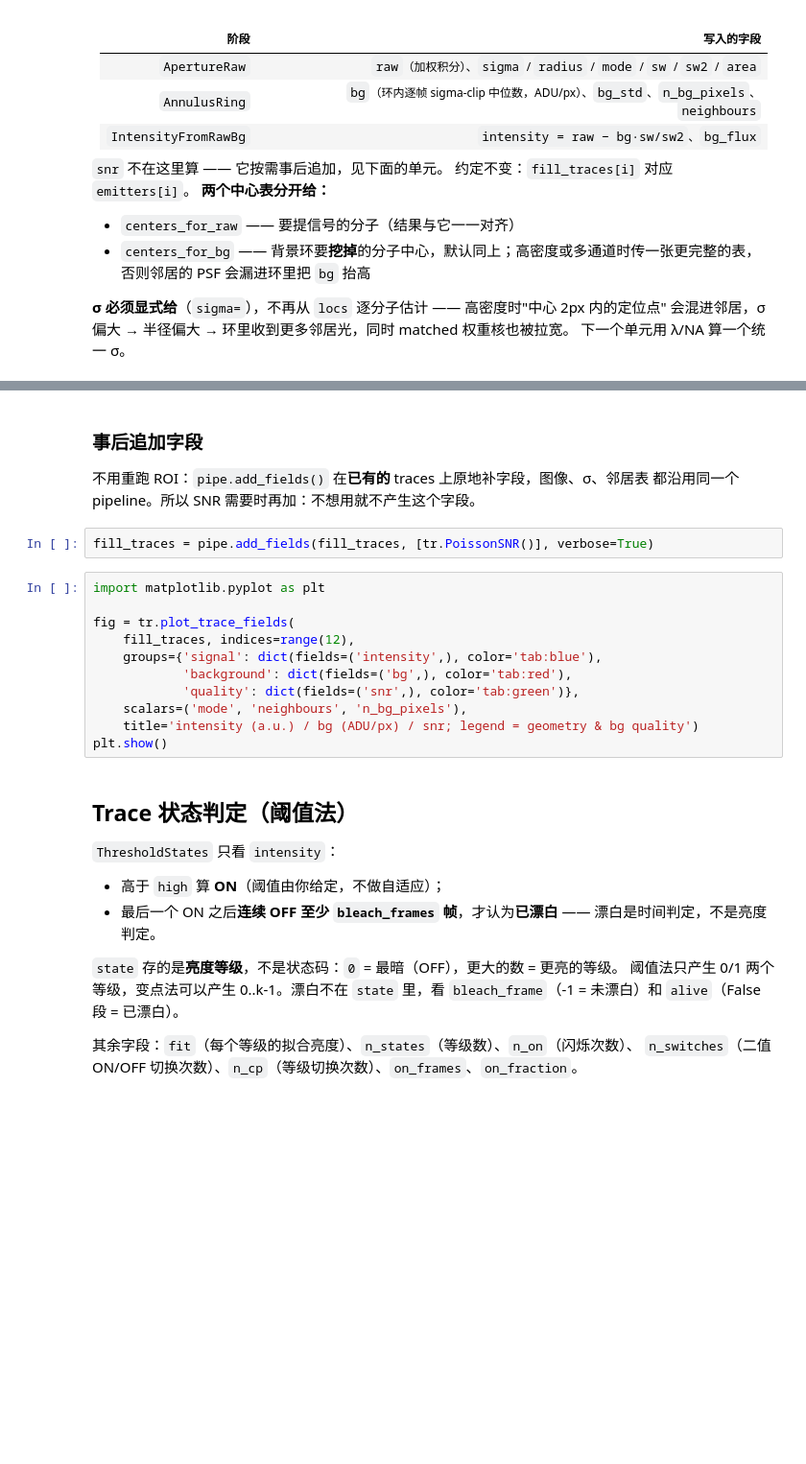
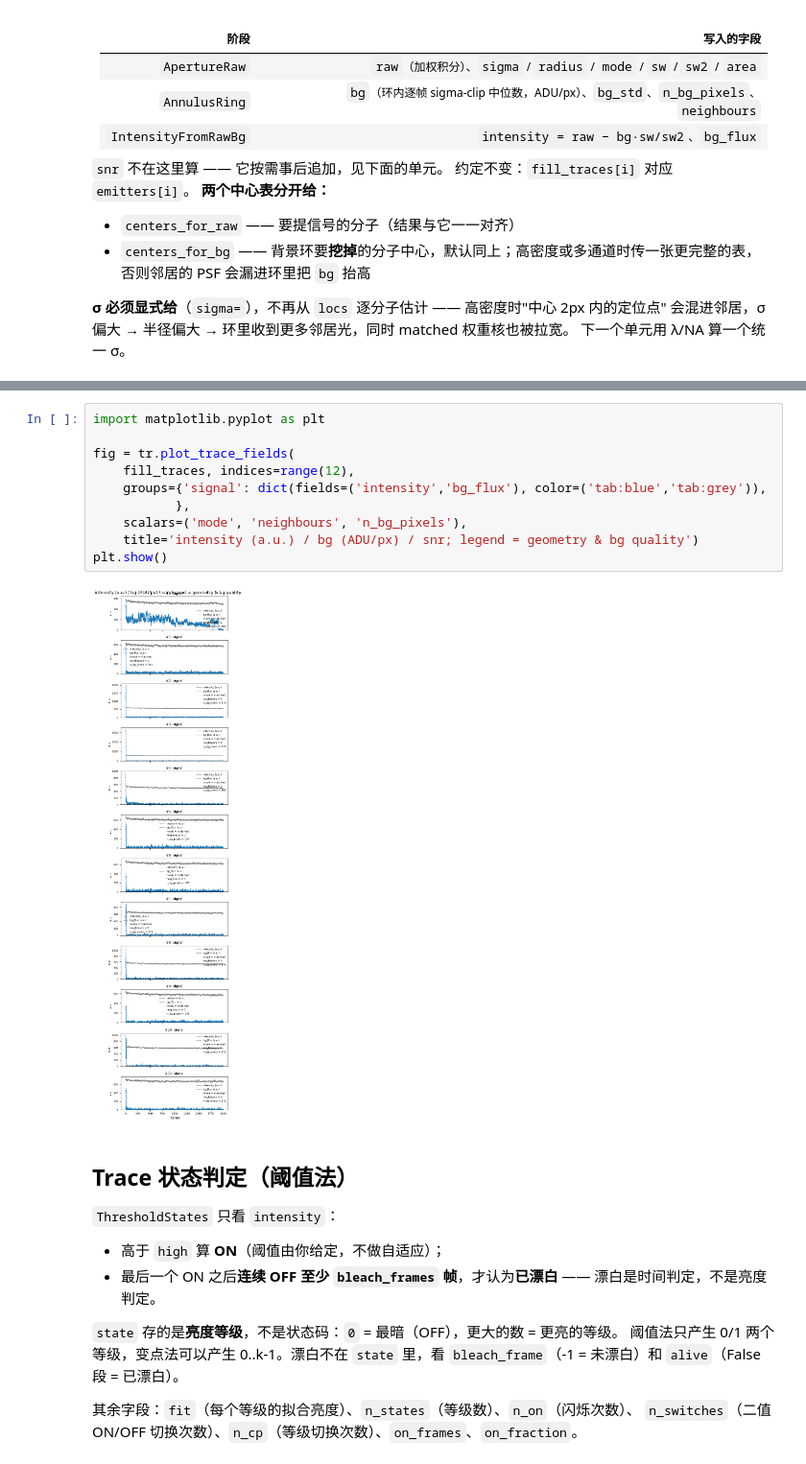
Before and after one commit to Jerry-LXH/SMLIE, a Jupyter notebook: Projects/Smile_Codes/Py_Smile/singleCh/smTest.ipynb, the cells around one changed output, grey strips where cells are left out. Shown at 96% size. Drawn from its saved outputs; the diff is of its cells as text; blank space fills up the shorter version.

```diff
--- a/Projects/Smile_Codes/Py_Smile/smTest.ipynb
+++ b/Projects/Smile_Codes/Py_Smile/singleCh/smTest.ipynb
@@ -344,21 +367,15 @@ fill_traces[0]
-# %% [markdown]
-### 事后追加字段
-
-不用重跑 ROI：`pipe.add_fields()` 在**已有的** traces 上原地补字段，图像、σ、邻居表
-都沿用同一个 pipeline。所以 SNR 需要时再加：不想用就不产生这个字段。
-# %%
-fill_traces = pipe.add_fields(fill_traces, [tr.PoissonSNR()], verbose=True)
 # %%
 import matplotlib.pyplot as plt
 
 fig = tr.plot_trace_fields(
     fill_traces, indices=range(12),
-    groups={'signal': dict(fields=('intensity',), color='tab:blue'),
-            'background': dict(fields=('bg',), color='tab:red'),
-            'quality': dict(fields=('snr',), color='tab:green')},
+    groups={'signal': dict(fields=('intensity','bg_flux'), color=('tab:blue','tab:grey')),
+           },
     scalars=('mode', 'neighbours', 'n_bg_pixels'),
     title='intensity (a.u.) / bg (ADU/px) / snr; legend = geometry & bg quality')
 plt.show()
+# %% [output]
+[figure, added]
 # %% [markdown]
 ## Trace 状态判定（阈值法）
 
```
Also changed, not shown: parts of 7 cells of this notebook, 10 other files.
